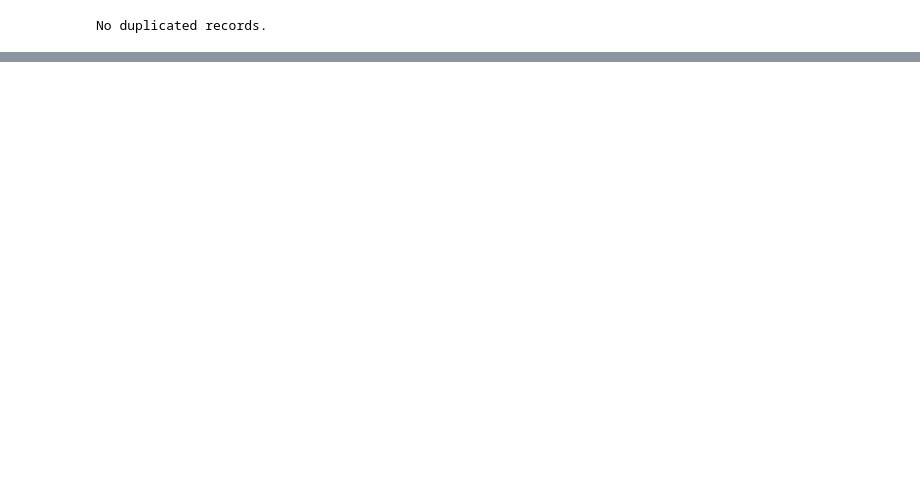
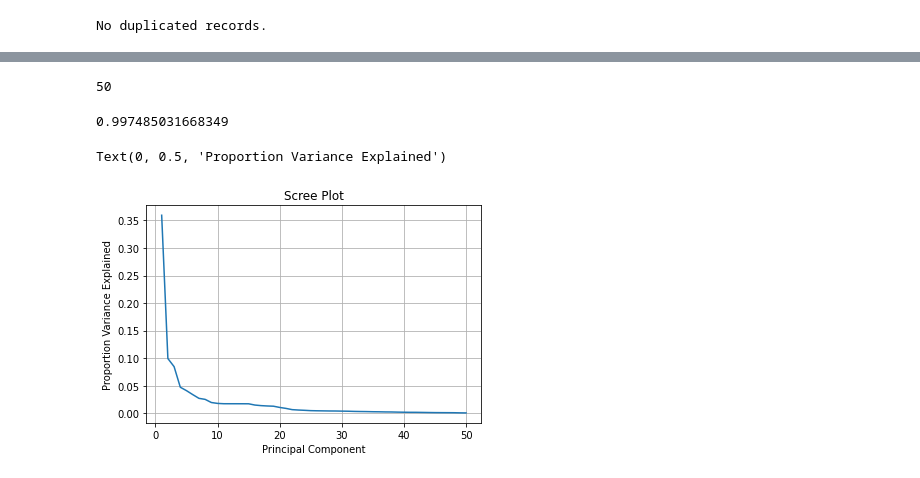
Before and after one commit to Kun97/FIFA20_DataAnalysis, a Jupyter notebook: Code.ipynb, the cells around one changed output, grey strips where cells are left out. Saved outputs shown, nothing was run; the diff lists cells and outputs as text; code cells hidden in the pictures; blank space fills up the shorter version.

Commit message:
pca, clustering and recommender system are completed!

```diff
--- a/Code.ipynb
+++ b/Code.ipynb
@@ -126,0 +163,33 @@ only showing top 20 rows
+# %%
+# vector assemble and standardization
+recommender_va = VectorAssembler(inputCols=va_columns, outputCol='feature')
+# %%
+standardization = StandardScaler(withMean=True, withStd=True, inputCol='feature', outputCol='std_feature')
+# %%
+# check number of pca we need
+# According to ISLR, "There are at most min(n - 1; p) principal components" where n is the number of rows, 18278 and p is the number of cols, 7408.
+min(recommender_std_data.count()-1, len(va_columns))
+# %% [output]
+50
+# %%
+pca = PCA(k=50, inputCol='std_feature', outputCol='scores')
+# %%
+# create pipeline for all above transformation
+pca_pipe = Pipeline(stages=[recommender_va, standardization, pca]).fit(general_data_xformed)
+pca_data = recommender_pipe.transform(general_data_xformed)
+# %%
+# account for 99% variance of original data
+sum(pca_pipe.stages[-1].explainedVariance)
+# %% [output]
+0.997485031668349
+# %%
+plt.figure()
+explained_var = pca_pipe.stages[-1].explainedVariance
+plt.plot(np.arange(1, len(explained_var)+1), explained_var)
+plt.grid(True)
+plt.title("Scree Plot")
+plt.xlabel("Principal Component")
+plt.ylabel("Proportion Variance Explained")
+# %% [output]
+Text(0, 0.5, 'Proportion Variance Explained')
+[figure, added]
```
Also changed, not shown: parts of 27 cells of this notebook.
